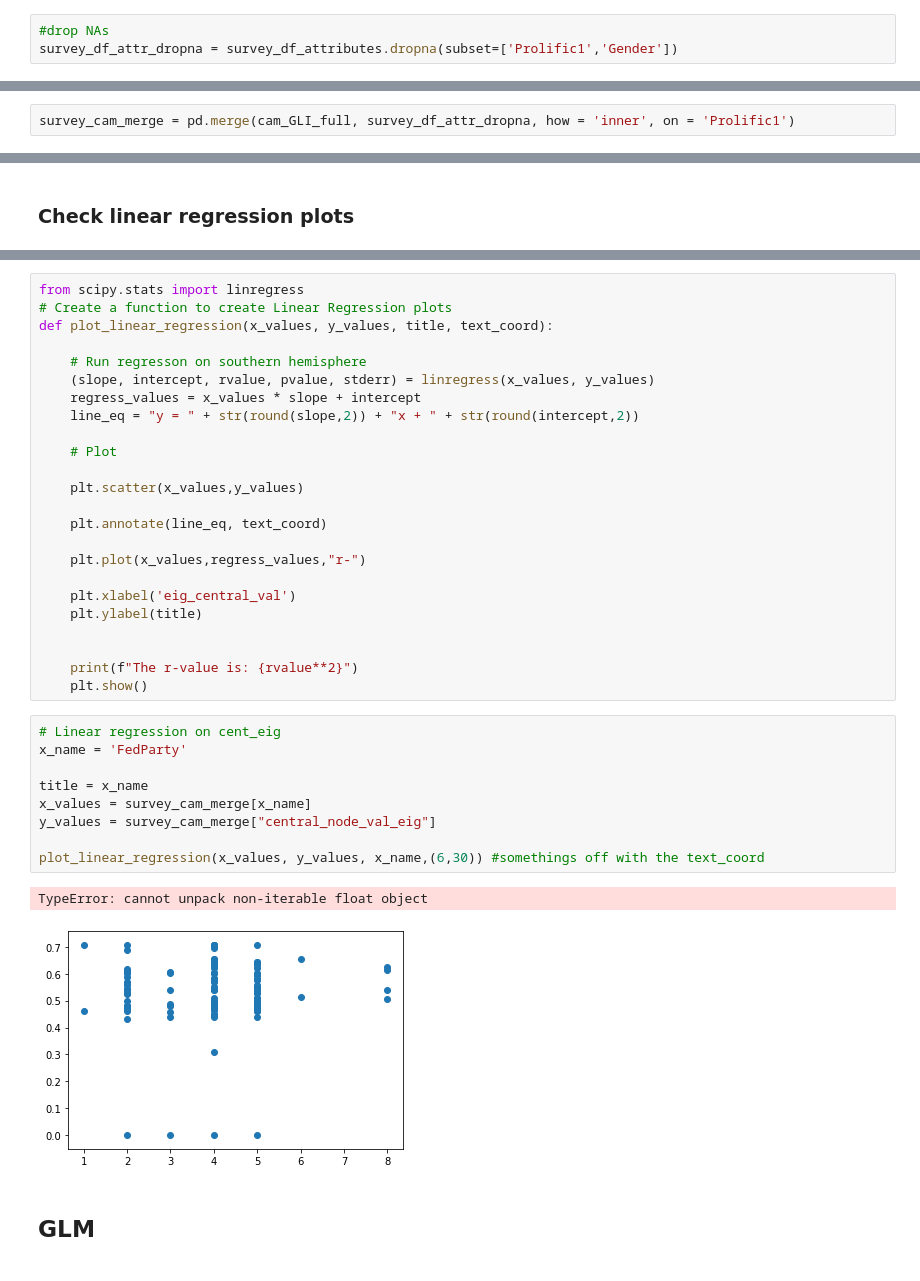
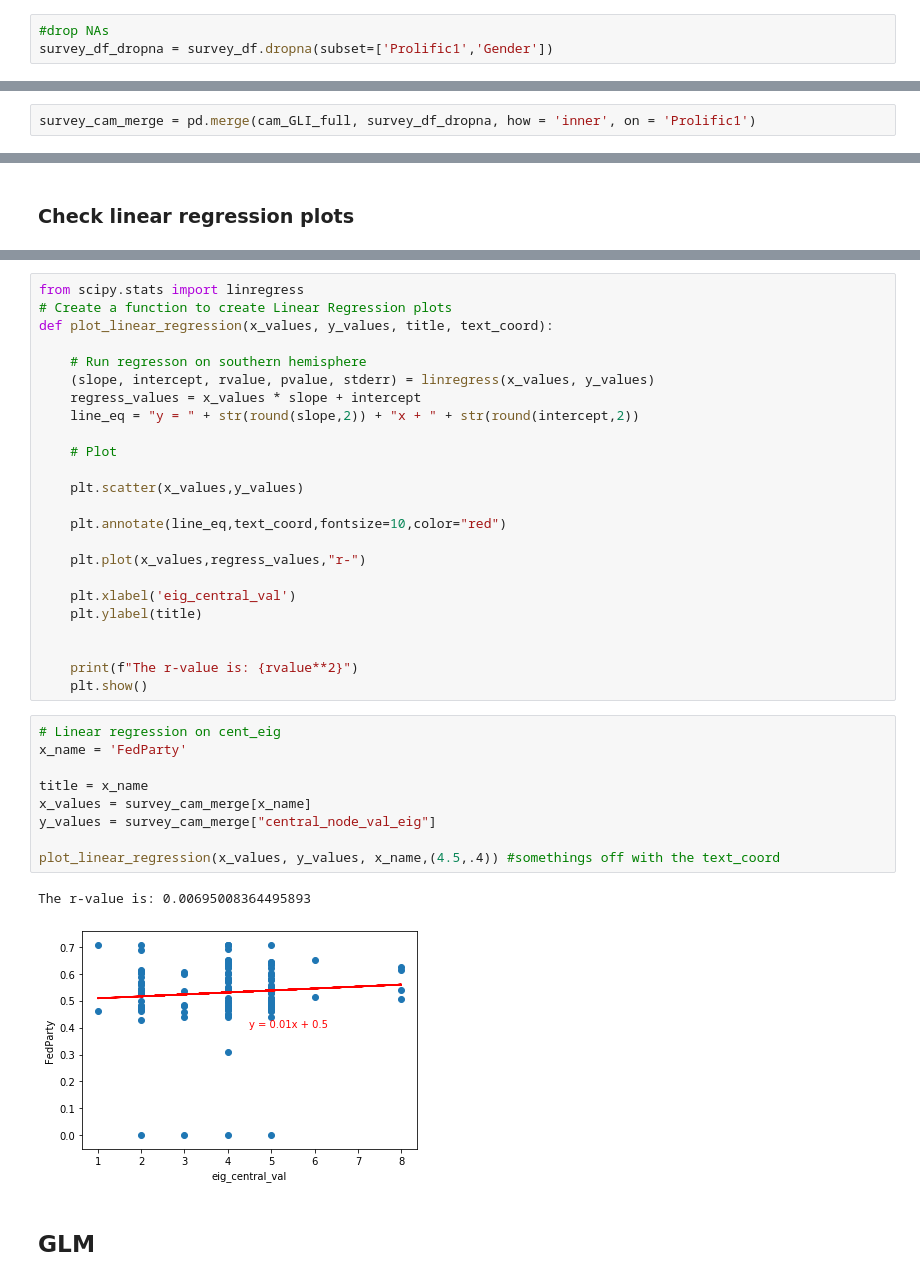
Before and after one commit to crhea93/CAM_binder, a Jupyter notebook: AT_CAM.ipynb, the cells around one changed output, grey strips where cells are left out. Drawn from its saved outputs; the diff is of its cells as text.

```diff
--- a/AT_CAM.ipynb
+++ b/AT_CAM.ipynb
@@ -469,6 +492,6 @@ survey_df_attributes = survey_df.iloc[:,df1_column_list]
 # %%
 #drop NAs
-survey_df_attr_dropna = survey_df_attributes.dropna(subset=['Prolific1','Gender'])
+survey_df_dropna = survey_df.dropna(subset=['Prolific1','Gender'])
 # %%
 #Get the cam dataframe ready to merge with the survey data
 cam_GLI_full = cam_GLI_df.copy()
@@ -482,7 +505,7 @@ print(f'The length of survey_df: {len(survey_df_attr_dropna)}')
 The length of cam_df: 158
 The length of survey_df: 141
 # %%
-survey_cam_merge = pd.merge(cam_GLI_full, survey_df_attr_dropna, how = 'inner', on = 'Prolific1')
+survey_cam_merge = pd.merge(cam_GLI_full, survey_df_dropna, how = 'inner', on = 'Prolific1')
 # %%
 print(f'The length of merged data: {len(survey_cam_merge)}')
 # %% [output]
@@ -551,7 +625,7 @@ def plot_linear_regression(x_values, y_values, title, text_coord):
 
     plt.scatter(x_values,y_values)
 
-    plt.annotate(line_eq, text_coord)
+    plt.annotate(line_eq,text_coord,fontsize=10,color="red")
 
     plt.plot(x_values,regress_values,"r-")
 
@@ -564,15 +638,15 @@ def plot_linear_regression(x_values, y_values, title, text_coord):
 # %%
 # Linear regression on cent_eig
 x_name = 'FedParty'
 
 title = x_name
 x_values = survey_cam_merge[x_name]
 y_values = survey_cam_merge["central_node_val_eig"]
 
-plot_linear_regression(x_values, y_values, x_name,(6,30)) #somethings off with the text_coord
+plot_linear_regression(x_values, y_values, x_name,(4.5,.4)) #somethings off with the text_coord
 # %% [output]
-TypeError: cannot unpack non-iterable float object
+The r-value is: 0.00695008364495893
-[figure, old version]
+[figure, new version]
 # %% [markdown]
 ## GLM
 # %% [markdown]
```
Also changed, not shown: parts of 30 cells of this notebook.
